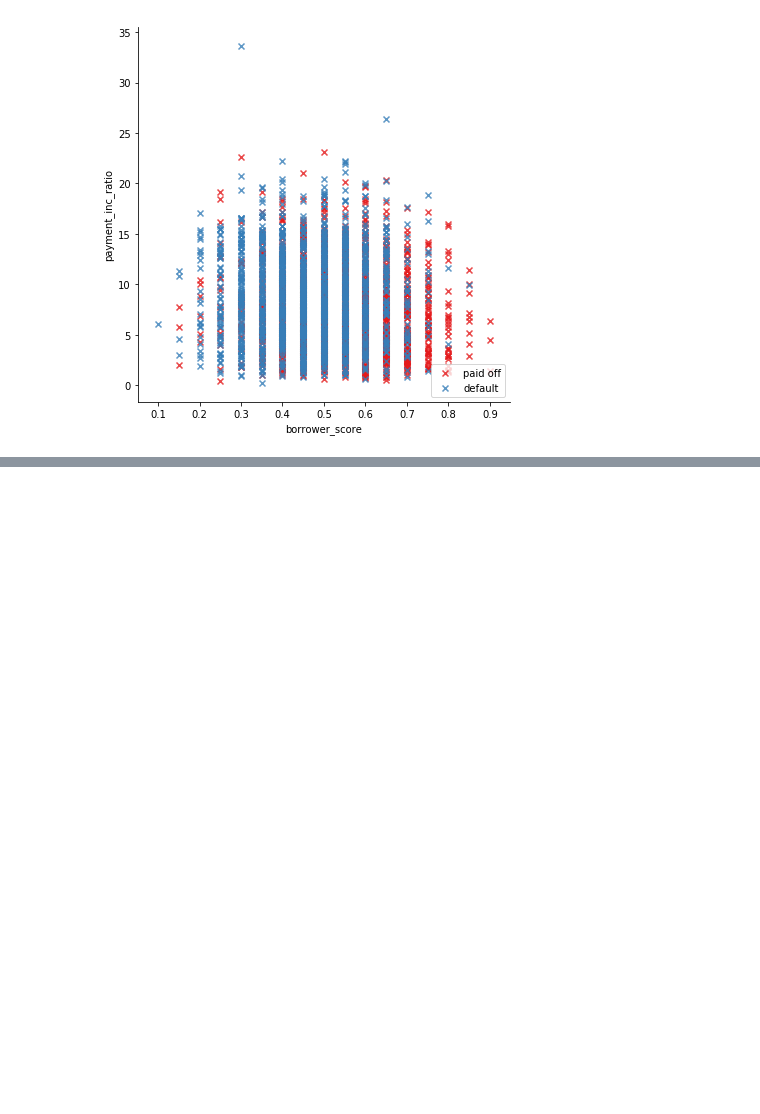
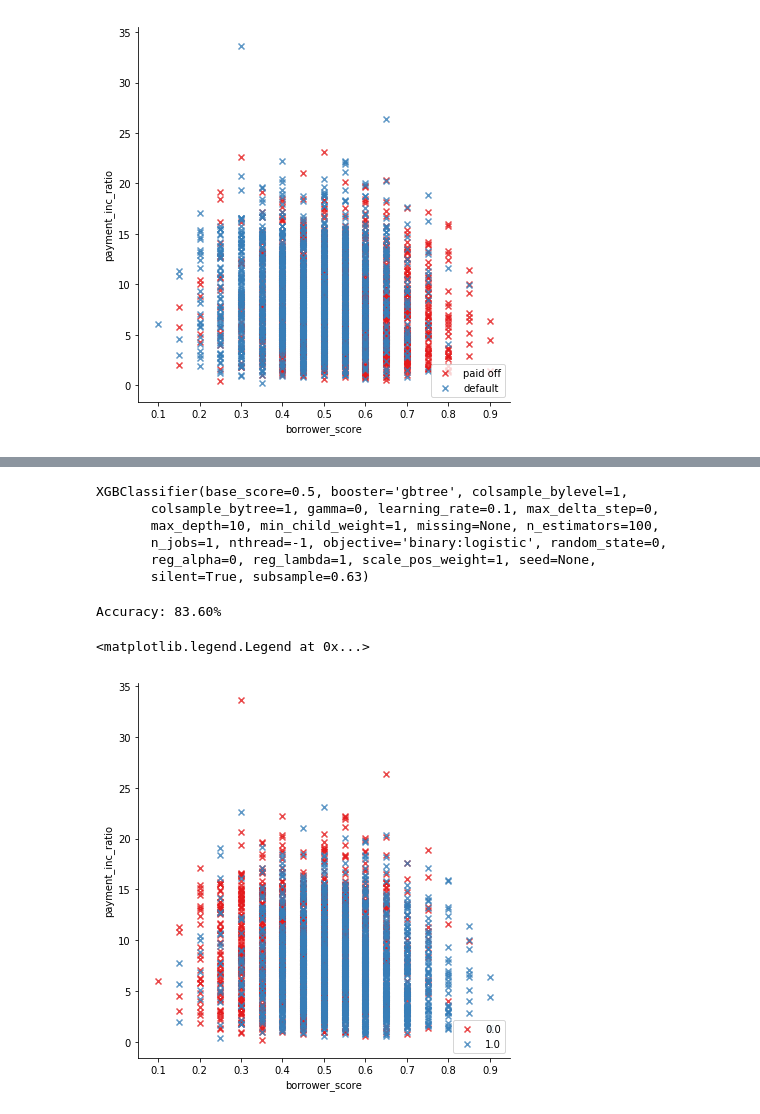
Before and after one commit to vanang/statistics-for-data-scientists-python, a Jupyter notebook: Notebooks/Chapter_6_Ko.ipynb, the cells around one changed output, grey strips where cells are left out. Cells and saved outputs as stored; diff of their text form; code cells hidden in the pictures; blank space fills up the shorter version.

```diff
--- a/Notebooks/Chapter_6_Ko.ipynb
+++ b/Notebooks/Chapter_6_Ko.ipynb
@@ -667,0 +692,19 @@ Feature Importance by Gini Decrease
+# %%
+# 6.4.2 XGBoost (Cont')
+watchlist = [(dtrain, 'train')]
+num_class = len(y_train.unique())
+param = {'objective':'binary:logistic',
+         'eta':'0.1', 'max_depth':3,
+         'silent':1, 'nthread':-1,
+         'subsample': 0.63,
+         'eval_metric':'error'}
+# %%
+# 6.4.2 XGBoost (Cont')
+# Tested with num_boost_round as 100 to 10000. Training accuracy ranged 67.17% to 99.13% though it is overfitted.
+
+model = xgb.train(param, dtrain, num_boost_round=1000, watchlist, verbose_eval = 100)
+pred = model.predict(dtrain)
+# the predict's output is a list of probability, so it should be rounded
+pred = [round(value) for value in pred]
+accuracy = accuracy_score(y_train, pred)
+print("Accuracy: %.2f%%" % (accuracy * 100.0))
@@ -667,0 +724,30 @@ Feature Importance by Gini Decrease
+# %%
+# 6.4.2 XGBoost by sklearn wrapper
+from xgboost import XGBClassifier
+
+model_sl = XGBClassifier(subsample=0.63, max_depth=10, nthread=-1)
+model_sl.fit(x_train, y_train)
+# %% [output]
+XGBClassifier(base_score=0.5, booster='gbtree', colsample_bylevel=1,
+       colsample_bytree=1, gamma=0, learning_rate=0.1, max_delta_step=0,
+       max_depth=10, min_child_weight=1, missing=None, n_estimators=100,
+       n_jobs=1, nthread=-1, objective='binary:logistic', random_state=0,
+       reg_alpha=0, reg_lambda=1, scale_pos_weight=1, seed=None,
+       silent=True, subsample=0.63)
+# %%
+pred_sl = model_sl.predict(x_train)
+pred_sl = [round(value) for value in pred_sl]
+accuracy_sl = accuracy_score(y_train, pred_sl)
+print("Accuracy: %.2f%%" % (accuracy_sl * 100.0))
+# %% [output]
+Accuracy: 83.60%
+# %%
+xgb_df = x_train.copy()
+xgb_df['pred_paid_off'] = pd.DataFrame(pred, columns = ['pred_paid_off'])
+
+sns.lmplot( x="borrower_score", y="payment_inc_ratio", data=xgb_df, fit_reg=False, hue='pred_paid_off', legend=False,
+           palette="Set1", markers=["x", "x"], height=6, aspect=1)
+plt.legend(loc='lower right')
+# %% [output]
+<matplotlib.legend.Legend at 0x...>
+[figure, added]
```
Also changed, not shown: parts of 24 cells of this notebook.
